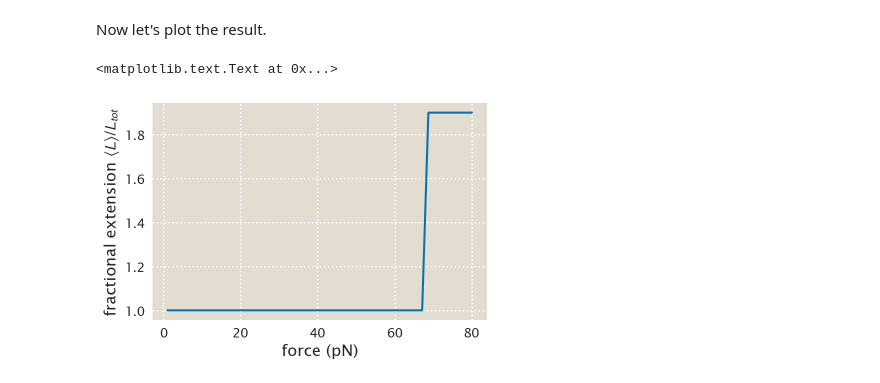
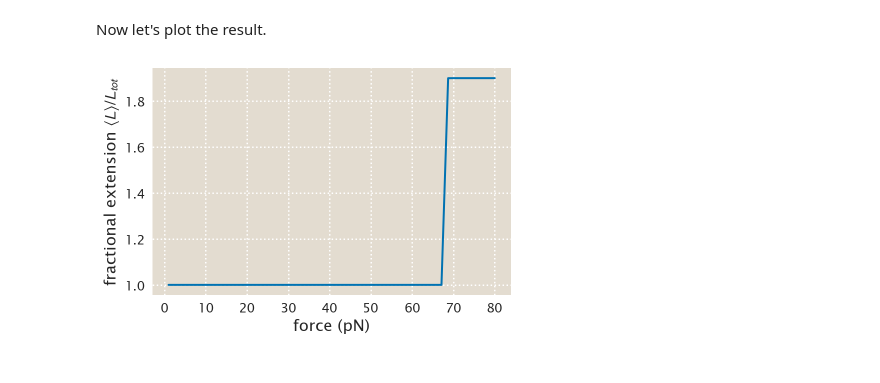
Before and after one commit to mrazomej/pboc, a Jupyter notebook: src/chapter_08.ipynb, the cells around one changed output. Drawn from its saved outputs; the diff is of its cells as text; code cells hidden in the pictures.

Commit message:
print figure for 8.11

```diff
--- a/src/chapter_08.ipynb
+++ b/src/chapter_08.ipynb
@@ -654,12 +654,13 @@ Now let's plot the result.
 # %%
 plt.plot(f_array, L_avg / b)
 
 # Label axis
 plt.xlabel('force (pN)')
 plt.ylabel(r'fractional extension $\left\langle L \right\rangle / L_{tot}$')
+plt.tight_layout()
+plt.savefig(figdir + 'problem_08_11_01.png', bbox_inches='tight')
 # %% [output]
-<matplotlib.text.Text at 0x...>
-[figure, old version]
+[figure, new version]
 # %%
 Image(url='http://microsite.garlandscience.com/pboc2/resources/jpegs/figures' +
       '/ch08/ch08/figure_08_35.jpg',
```
